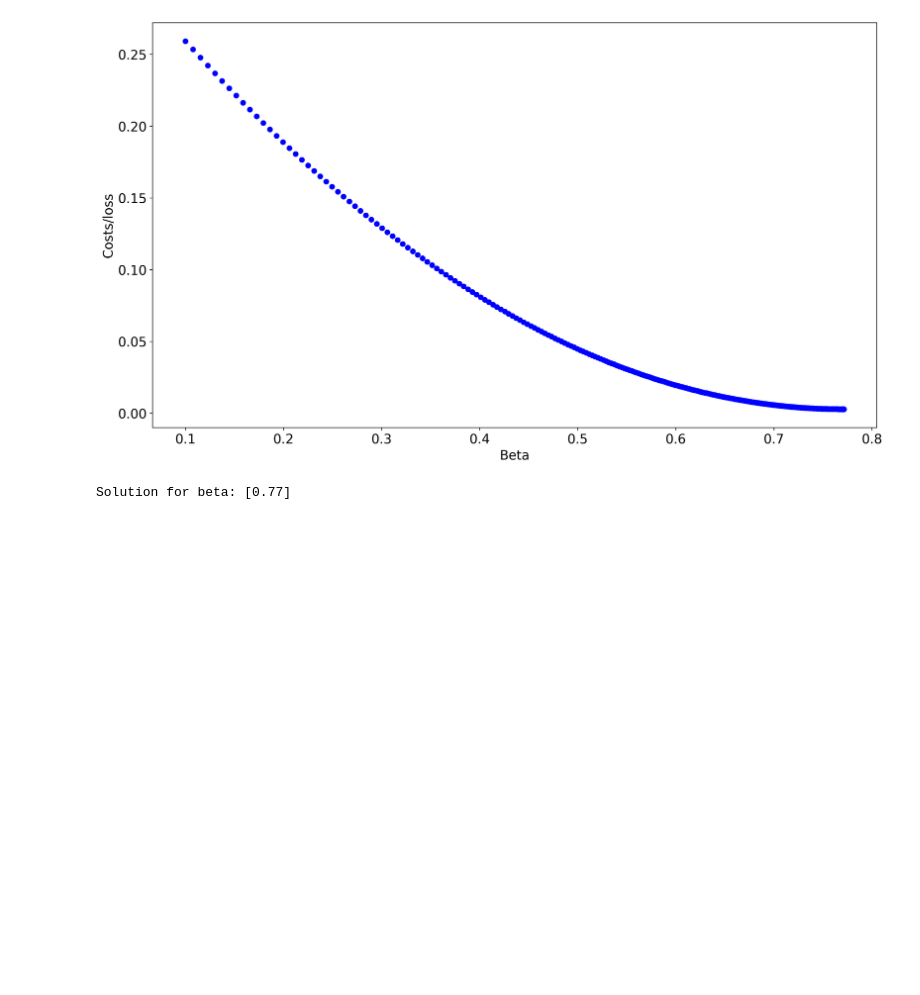
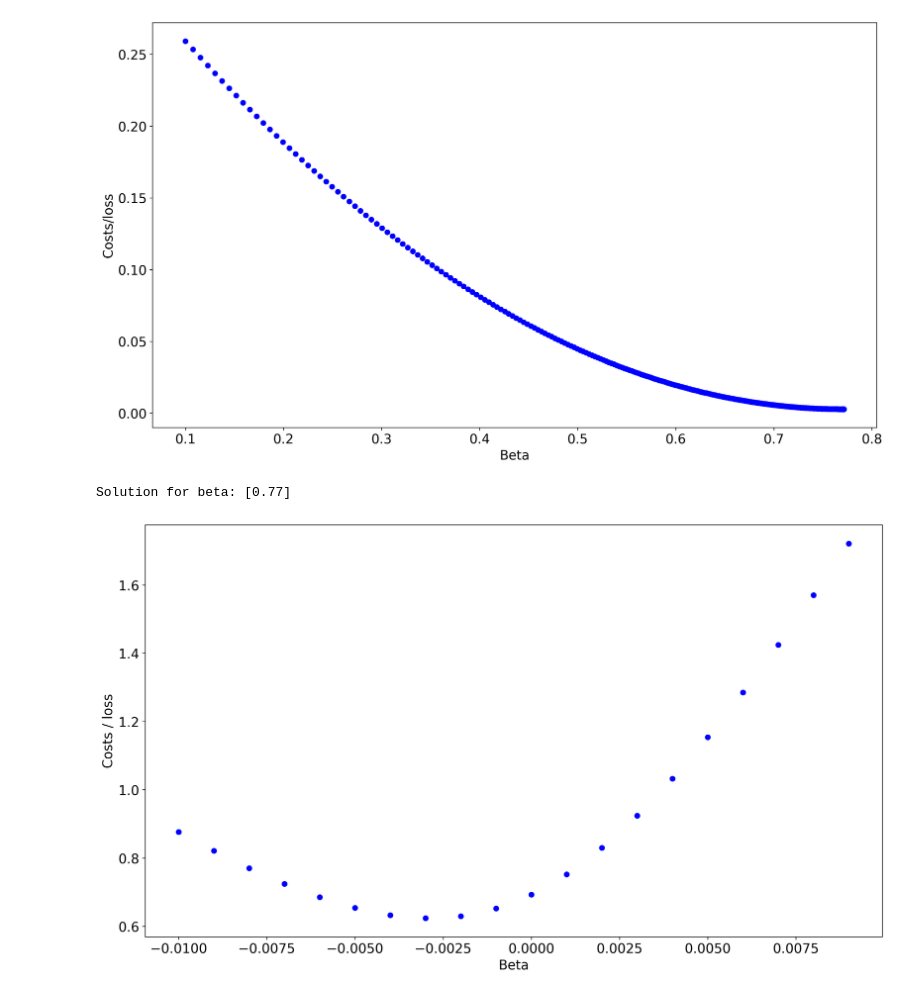
Before and after one commit to oliveiraphm/deep_credit_risk, a Jupyter notebook: chapter04_notebook.ipynb, the cells around one changed output. Saved outputs shown, nothing was run; the diff lists cells and outputs as text; code cells hidden in the pictures; blank space fills up the shorter version.

```diff
--- a/chapter04_notebook.ipynb
+++ b/chapter04_notebook.ipynb
@@ -151,3 +151,20 @@ results = model.fit()
 print('Solution for beta:', np.round(results.params,2))
 # %% [output]
 Solution for beta: [0.77]
+# %%
+x = np.array([400, 300, 200, 100])
+d = np.array([0, 0, 1, 1])
+# %%
+def J_cost_fun_bin(beta):
+    pd_pred = np.exp(beta * x) / (1 + np.exp(beta * x))
+    costs = d * np.log(pd_pred) + (1-d) * (np.log(1-pd_pred))
+    cost = -np.mean(costs)
+    return cost
+# %%
+for beta_s in range(-10, 10, 1):
+    cost_beta = J_cost_fun_bin(beta_s/1000)
+    plt.xlabel('Beta')
+    plt.ylabel('Costs / Loss')
+    plt.plot(beta_s/1000, cost_beta, color='blue', marker='o')
+# %% [output]
+[figure, added]
```
Also changed, not shown: parts of 13 cells of this notebook.
